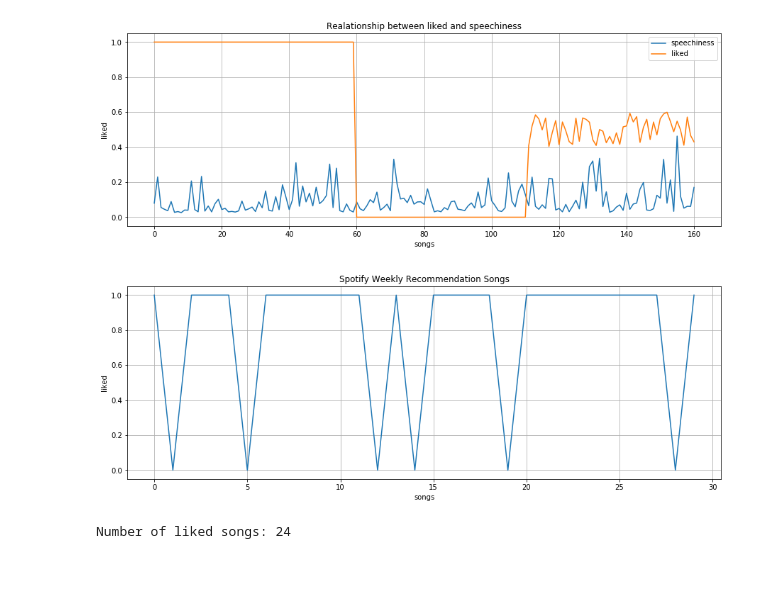
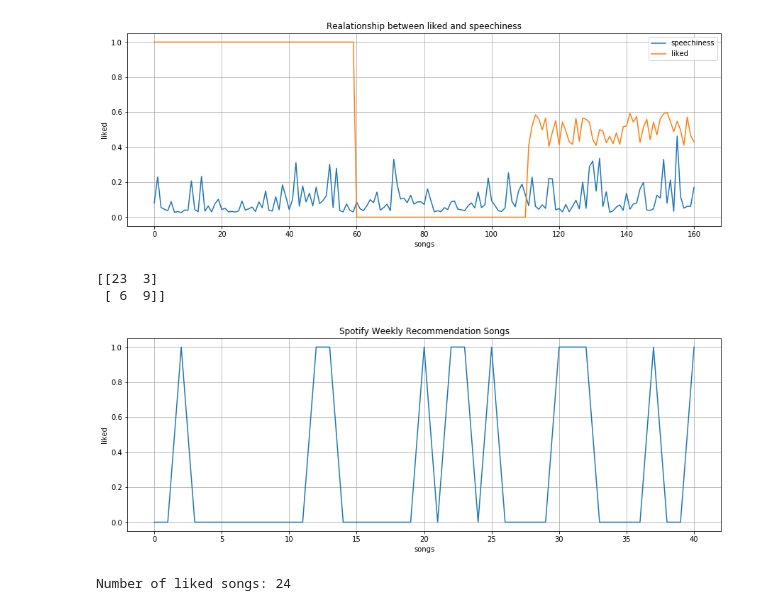
Before and after one commit to alamtellez/song_recommendation, a Jupyter notebook: jupyter_model.ipynb, the cells around one changed output. Drawn from its saved outputs; the diff is of its cells as text; code cells hidden in the pictures; blank space fills up the shorter version.

Commit message:
split data

```diff
--- a/jupyter_model.ipynb
+++ b/jupyter_model.ipynb
@@ -150,21 +152,27 @@ numpy_neg_data_test = np.asarray(neg_test_data.drop(['speechiness'], axis=1))
 # %%
 mlpc = MLPClassifier(hidden_layer_sizes=(100, 200, 100), activation='relu',
                          solver='lbfgs', alpha=0.005, learning_rate_init = 0.001, shuffle=False)
 
 numpy_data_train_x = np.asarray(data.drop(['liked', 'speechiness'], axis=1))
 dt = np.dtype(np.int32)
 numpy_data_train_y = np.asarray(data['liked'], dtype=dt)
-mlpc.fit(numpy_data_train_x, numpy_data_train_y)
-prediction = mlpc.predict(numpy_data_test)
+
+X_train, X_test, y_train, y_test = train_test_split(numpy_data_train_x, numpy_data_train_y, test_size = 0.25, random_state = 0)
+mlpc.fit(X_train, y_train)
+prediction = mlpc.predict(X_test)
+cm = confusion_matrix(y_test, prediction)
+print(cm)
 
 fig = plt.figure(figsize=(15,5))
 ax = fig.add_subplot(111)
 ax.plot(prediction)
 ax.set(xlabel='songs', ylabel='liked', title='Spotify Weekly Recommendation Songs')
 ax.grid()
 plt.show()
 # %% [output]
+[[23  3]
+ [ 6  9]]
-[figure, old version]
+[figure, new version]
 # %%
 print("Number of liked songs:", np.count_nonzero(prediction))
 # %% [output]
```
Also changed, not shown: parts of 1 cell of this notebook.
